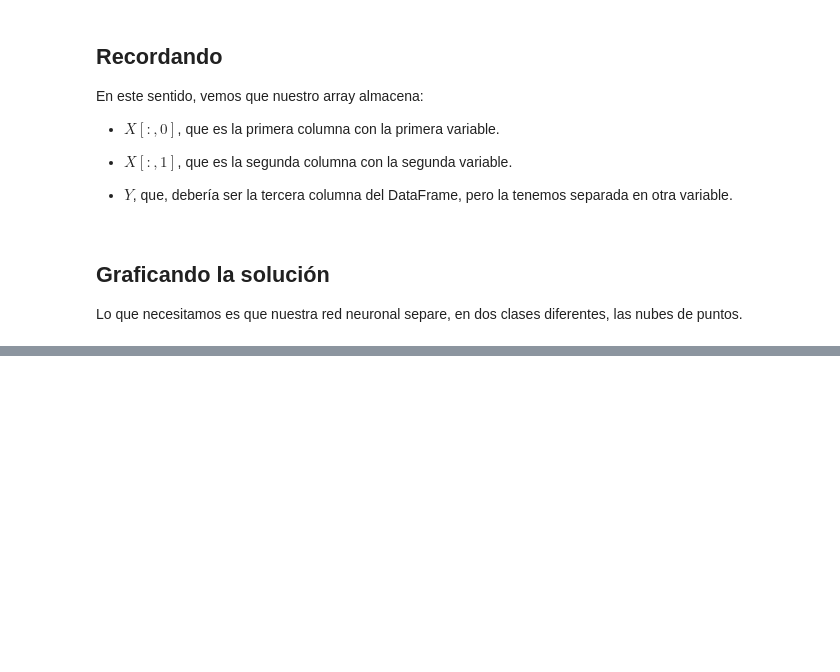
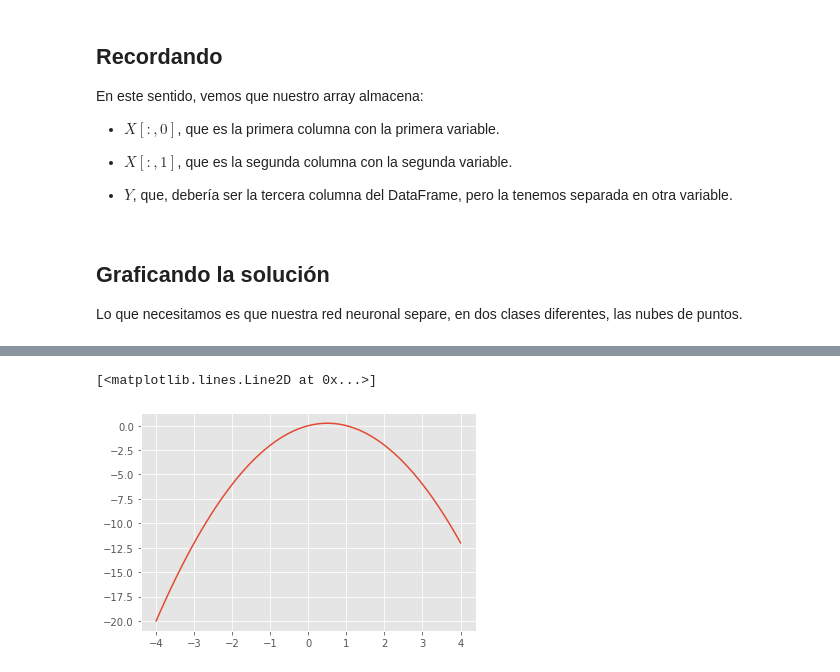
Before and after one commit to adinamarca/notebooks, a Jupyter notebook: PY/ML/4_redes_neuronales/notebook.ipynb, the cells around one changed output, grey strips where cells are left out. Drawn from its saved outputs; the diff is of its cells as text; code cells hidden in the pictures; blank space fills up the shorter version.

```diff
--- a/PY/ML/4_redes_neuronales/notebook.ipynb
+++ b/PY/ML/4_redes_neuronales/notebook.ipynb
@@ -909,0 +1002,10 @@ En esta celda debería ir código... Pero nuevamente deberé hacer una pausa par
+# %%
+sigm = (lambda x: 1 / (1 + np.e ** (-x)),
+        # Derivada de la función sigmoide
+        lambda x: x*(1 - x))
+
+# Ahora si deseamos acceder a la derivada de la función sigmoide
+plt.plot(_x, sigm[1](_x))
+# %% [output]
+[<matplotlib.lines.Line2D at 0x...>]
+[figure, added]
```
Also changed, not shown: parts of 21 cells of this notebook, 2 other files.
